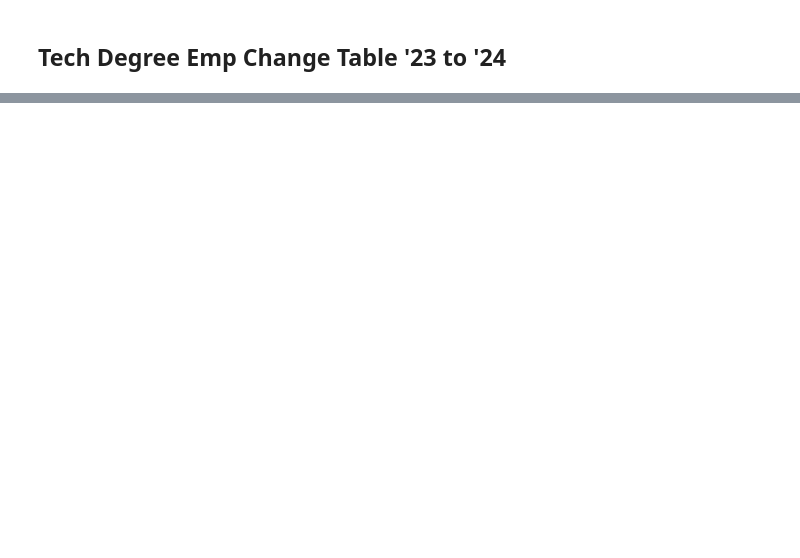
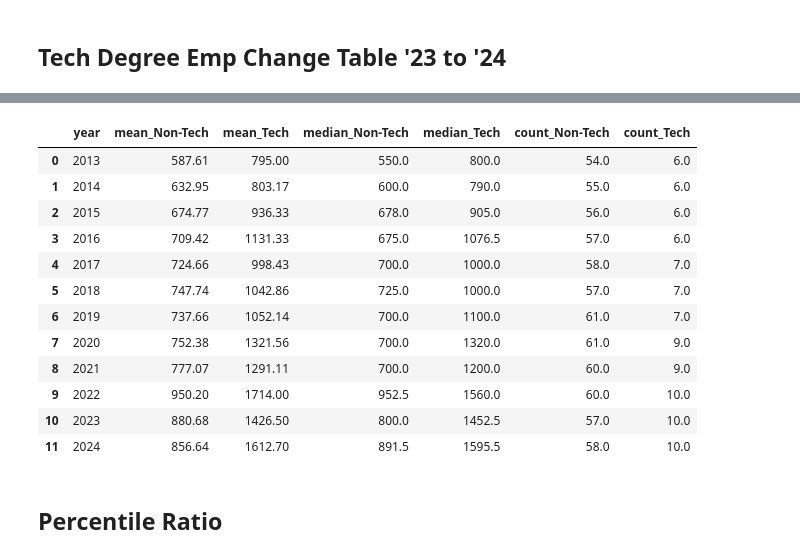
Before and after one commit to Lerac1275/admis_GES, a Jupyter notebook: notebooks/vizzes/2024_graphing.ipynb, the cells around one changed output, grey strips where cells are left out. Cells and saved outputs as stored; diff of their text form; code cells hidden in the pictures; blank space fills up the shorter version.

```diff
--- a/notebooks/vizzes/2024_graphing.ipynb
+++ b/notebooks/vizzes/2024_graphing.ipynb
@@ -944,15 +962,15 @@ analysis['FT_Perm_Change'] = analysis[('FT / Perm', 'Change')]
 biggest_declines = analysis.sort_values('FT_Perm_Change', ascending=True).head(5)
 biggest_improvements = analysis.sort_values('FT_Perm_Change', ascending=False).head(5)
 
-print("\nTech degrees with biggest decline in full-time employment (2023-2024):")
-for idx, row in biggest_declines.iterrows():
-    uni, course = idx
-    change = row['FT_Perm_Change']
-    print(f"{uni} - {course}: {change:.1f}%")
+# print("\nTech degrees with biggest decline in full-time employment (2023-2024):")
+# for idx, row in biggest_declines.iterrows():
+#     uni, course = idx
+#     change = row['FT_Perm_Change']
+#     print(f"{uni} - {course}: {change:.1f}%")
 
-print("\nTech degrees with biggest improvement in full-time employment (2023-2024):")
-for idx, row in biggest_improvements.iterrows():
-    uni, course = idx
-    change = row['FT_Perm_Change']
-    print(f"{uni} - {course}: {change:.1f}%")
+# print("\nTech degrees with biggest improvement in full-time employment (2023-2024):")
+# for idx, row in biggest_improvements.iterrows():
+#     uni, course = idx
+#     change = row['FT_Perm_Change']
+#     print(f"{uni} - {course}: {change:.1f}%")
 # %% [output]
@@ -994,0 +1067,18 @@ table
+# %%
+iqr_table1.round(2)
+# %% [output]
+|  | year | mean_Non-Tech | mean_Tech | median_Non-Tech | median_Tech | count_Non-Tech | count_Tech |
+| 0 | 2013 | 587.61 | 795.00 | 550.0 | 800.0 | 54.0 | 6.0 |
+| 1 | 2014 | 632.95 | 803.17 | 600.0 | 790.0 | 55.0 | 6.0 |
+| 2 | 2015 | 674.77 | 936.33 | 678.0 | 905.0 | 56.0 | 6.0 |
+| 3 | 2016 | 709.42 | 1131.33 | 675.0 | 1076.5 | 57.0 | 6.0 |
+| 4 | 2017 | 724.66 | 998.43 | 700.0 | 1000.0 | 58.0 | 7.0 |
+| 5 | 2018 | 747.74 | 1042.86 | 725.0 | 1000.0 | 57.0 | 7.0 |
+| 6 | 2019 | 737.66 | 1052.14 | 700.0 | 1100.0 | 61.0 | 7.0 |
+| 7 | 2020 | 752.38 | 1321.56 | 700.0 | 1320.0 | 61.0 | 9.0 |
+| 8 | 2021 | 777.07 | 1291.11 | 700.0 | 1200.0 | 60.0 | 9.0 |
+| 9 | 2022 | 950.20 | 1714.00 | 952.5 | 1560.0 | 60.0 | 10.0 |
+| 10 | 2023 | 880.68 | 1426.50 | 800.0 | 1452.5 | 57.0 | 10.0 |
+| 11 | 2024 | 856.64 | 1612.70 | 891.5 | 1595.5 | 58.0 | 10.0 |
+# %% [markdown]
+## Percentile Ratio
```
Also changed, not shown: parts of 12 cells of this notebook, 3 other files.
